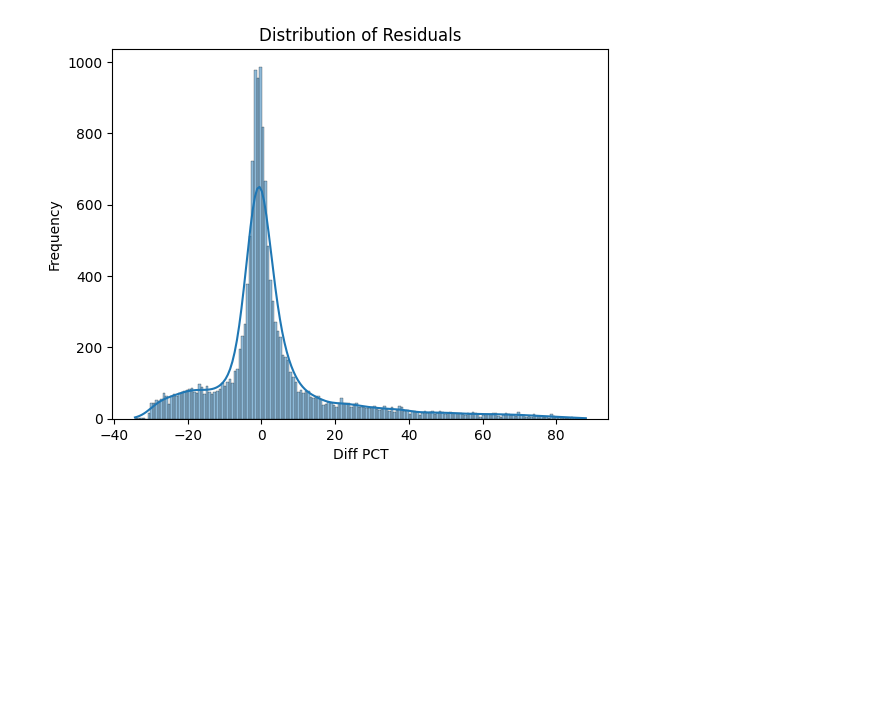
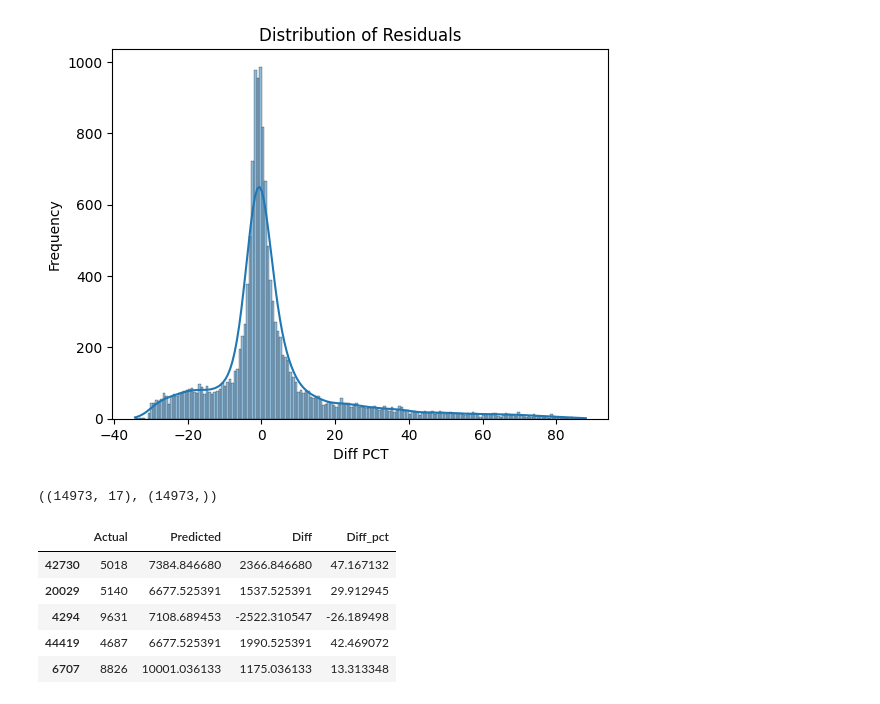
Before and after one commit to ByteMeRadi/Healthcare-Premium-Prediction-App, a Jupyter notebook: data_cleaning/ml_premium_prediction.ipynb, the cells around one changed output. Cells and saved outputs as stored; diff of their text form; code cells hidden in the pictures; blank space fills up the shorter version.

```diff
--- a/data_cleaning/ml_premium_prediction.ipynb
+++ b/data_cleaning/ml_premium_prediction.ipynb
@@ -789,3 +789,18 @@ plt.ylabel('Frequency')
 plt.show()
 # %% [output]
 [figure]
+# %%
+X_test.shape, y_test.shape
+# %% [output]
+((14973, 17), (14973,))
+# %%
+extreme_error_threshold = 10
+extreme_results_df = results_df[results_df['Diff_pct'].abs() > extreme_error_threshold]
+extreme_results_df.head()
+# %% [output]
+|  | Actual | Predicted | Diff | Diff_pct |
+| 42730 | 5018 | 7384.846680 | 2366.846680 | 47.167132 |
+| 20029 | 5140 | 6677.525391 | 1537.525391 | 29.912945 |
+| 4294 | 9631 | 7108.689453 | -2522.310547 | -26.189498 |
+| 44419 | 4687 | 6677.525391 | 1990.525391 | 42.469072 |
+| 6707 | 8826 | 10001.036133 | 1175.036133 | 13.313348 |
```
Also changed, not shown: parts of 9 cells of this notebook.
